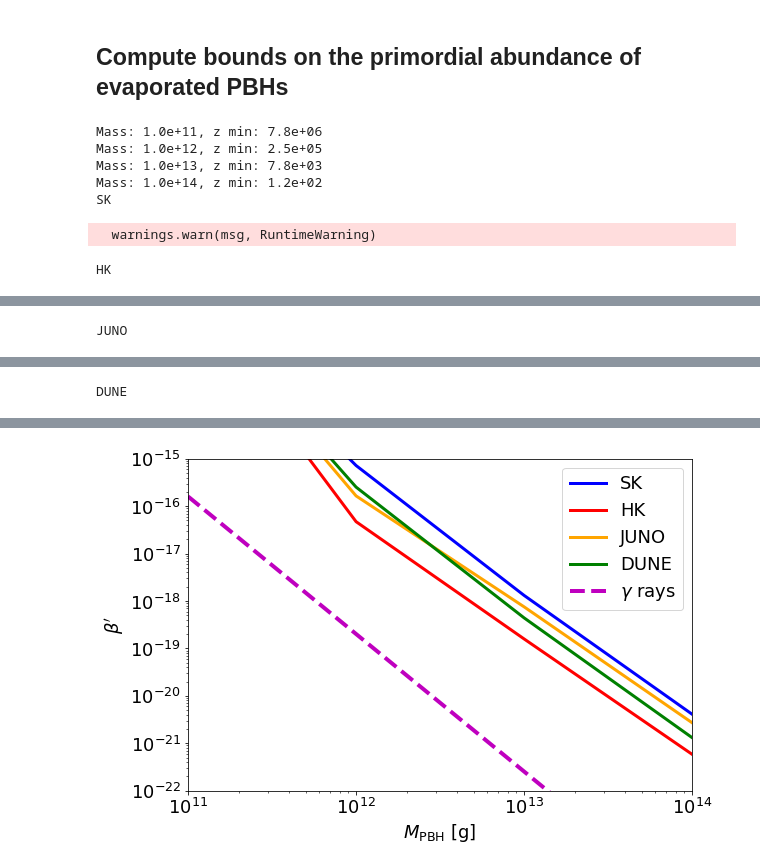
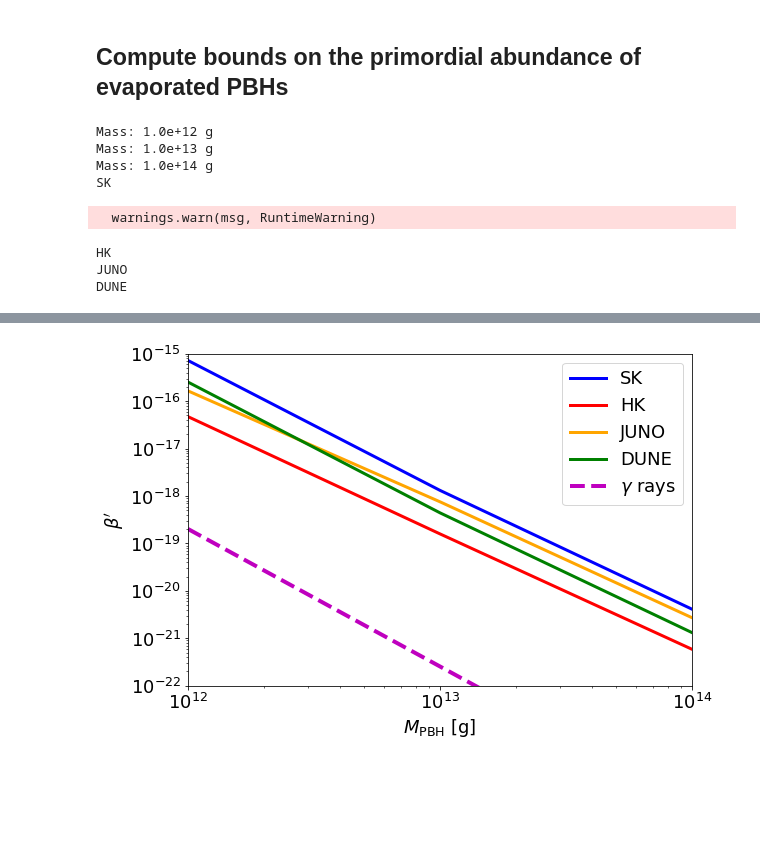
Before and after one commit to vmmunoza/nuHawkHunter, a Jupyter notebook: PBH_Constraints.ipynb, the cells around one changed output, grey strips where cells are left out. Saved outputs shown, nothing was run; the diff lists cells and outputs as text; code cells hidden in the pictures; blank space fills up the shorter version.

Commit message:
plot_fluxes nb modified

```diff
--- a/PBH_Constraints.ipynb
+++ b/PBH_Constraints.ipynb
@@ -123,15 +110,16 @@ DUNE
 # %% [markdown]
 ## Compute bounds on the primordial abundance of evaporated PBHs
 # %%
-Mpbhs = np.array([1.e11, 1.e12, 1.e13, 1.e14])
+Mpbhs = np.array([1.e12, 1.e13, 1.e14])
 betas = np.logspace(-22, -15, 20)
 
 plot_pbh_bounds(Mpbhs, betas, is_DM=False)
 # %% [output]
-Mass: 1.0e+11, z min: 7.8e+06
-Mass: 1.0e+12, z min: 2.5e+05
-Mass: 1.0e+13, z min: 7.8e+03
-Mass: 1.0e+14, z min: 1.2e+02
+Mass: 1.0e+12 g
+Mass: 1.0e+13 g
+Mass: 1.0e+14 g
 SK
   warnings.warn(msg, RuntimeWarning)
 HK
+JUNO
+DUNE
@@ -139 +125,0 @@ HK
-JUNO
@@ -141 +125,0 @@ JUNO
-DUNE
@@ -143 +126 @@ DUNE
-[figure, old version]
+[figure, new version]
```
Also changed, not shown: parts of 2 cells of this notebook, 25 other files.
